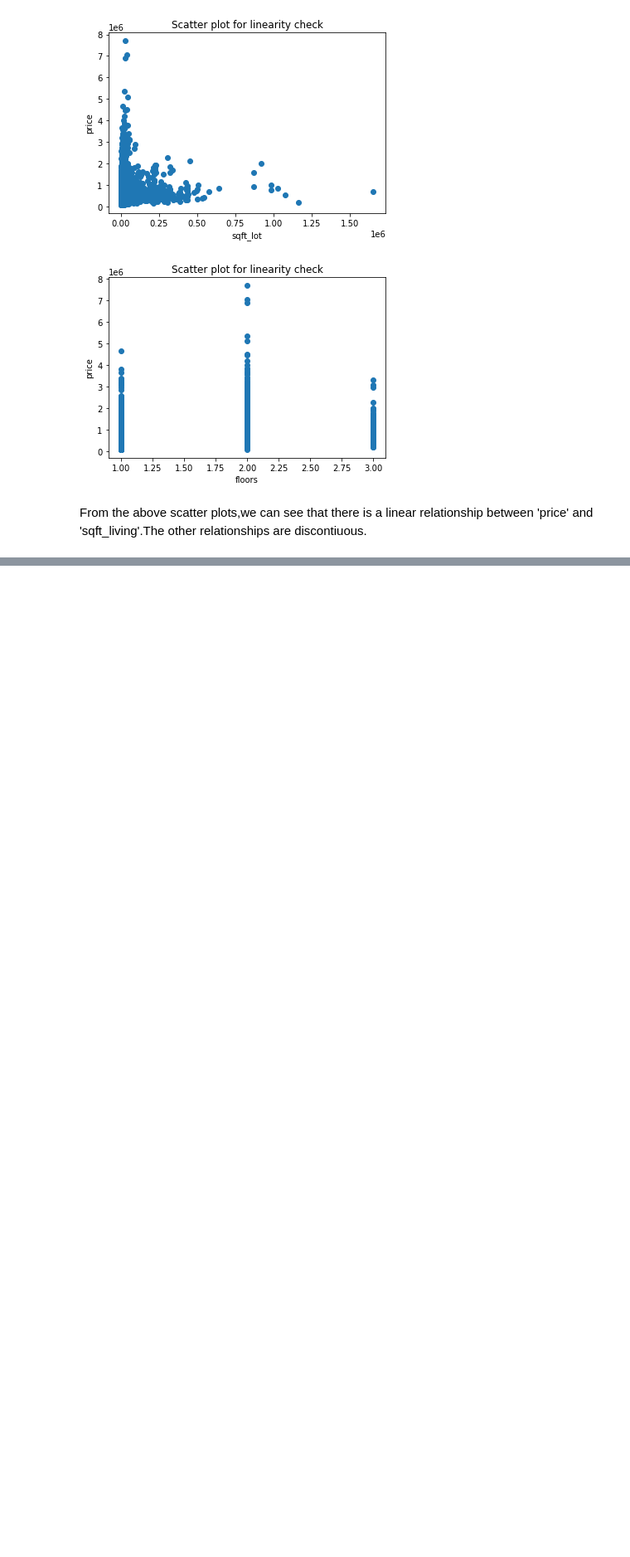
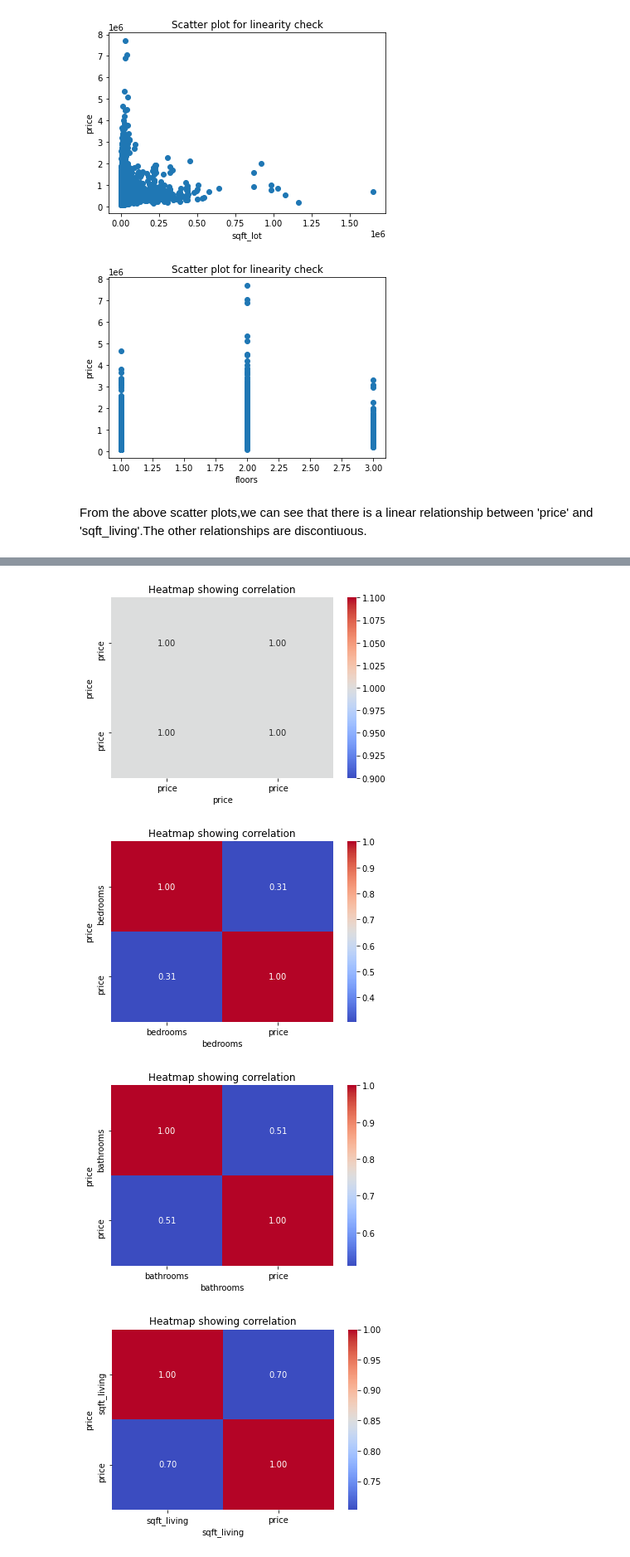
Before and after one commit to FrankOyugi/phase-2-project-real-estate-data-analysis, a Jupyter notebook: student.ipynb, the cells around one changed output, grey strips where cells are left out. Shown: that part at 83% size. Saved outputs shown, nothing was run; the diff lists cells and outputs as text; code cells hidden in the pictures; blank space fills up the shorter version.

Commit message:
perform correlation check

```diff
--- a/student.ipynb
+++ b/student.ipynb
@@ -337,0 +342,15 @@ From the above scatter plots,we can see that there is a linear relationship betw
+# %%
+for column in numerical_columns:
+    #create heatmaps
+    sns.heatmap(data[[column,'price']].corr(), annot=True, cmap='coolwarm', fmt=".2f")
+    #Label axes and title
+    plt.xlabel(column)
+    plt.ylabel('price')
+    plt.title('Heatmap showing correlation')
+    #Display heatmap
+    plt.show()
+# %% [output]
+[figure, added]
+[figure, added]
+[figure, added]
+[figure, added]
```
Also changed, not shown: parts of 4 cells of this notebook.
